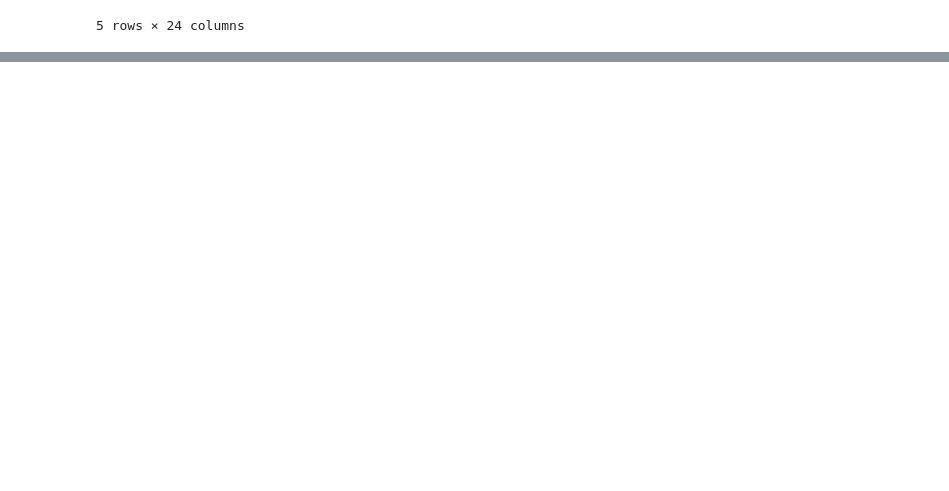
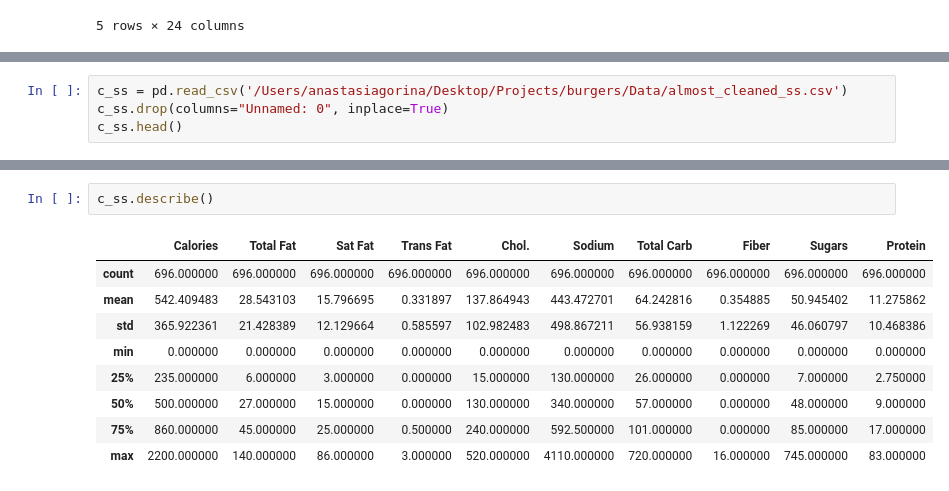
Before and after one commit to agorina91/burgers, a Jupyter notebook: Burger_Statistics.ipynb, the cells around one changed output, grey strips where cells are left out. Drawn from its saved outputs; the diff is of its cells as text; blank space fills up the shorter version.

Commit message:
Cleaned data and initial EDA

```diff
--- a/Burger_Statistics.ipynb
+++ b/Burger_Statistics.ipynb
@@ -137,0 +142,4 @@ mcd.tail()
+# %%
+c_ss = pd.read_csv('/Users/anastasiagorina/Desktop/Projects/burgers/Data/almost_cleaned_ss.csv')
+c_ss.drop(columns="Unnamed: 0", inplace=True)
+c_ss.head()
@@ -137,0 +183,12 @@ mcd.tail()
+# %%
+c_ss.describe()
+# %% [output]
+|  | Calories | Total Fat | Sat Fat | Trans Fat | Chol. | Sodium | Total Carb | Fiber | Sugars | Protein |
+| count | 696.000000 | 696.000000 | 696.000000 | 696.000000 | 696.000000 | 696.000000 | 696.000000 | 696.000000 | 696.000000 | 696.000000 |
+| mean | 542.409483 | 28.543103 | 15.796695 | 0.331897 | 137.864943 | 443.472701 | 64.242816 | 0.354885 | 50.945402 | 11.275862 |
+| std | 365.922361 | 21.428389 | 12.129664 | 0.585597 | 102.982483 | 498.867211 | 56.938159 | 1.122269 | 46.060797 | 10.468386 |
+| min | 0.000000 | 0.000000 | 0.000000 | 0.000000 | 0.000000 | 0.000000 | 0.000000 | 0.000000 | 0.000000 | 0.000000 |
+| 25% | 235.000000 | 6.000000 | 3.000000 | 0.000000 | 15.000000 | 130.000000 | 26.000000 | 0.000000 | 7.000000 | 2.750000 |
+| 50% | 500.000000 | 27.000000 | 15.000000 | 0.000000 | 130.000000 | 340.000000 | 57.000000 | 0.000000 | 48.000000 | 9.000000 |
+| 75% | 860.000000 | 45.000000 | 25.000000 | 0.500000 | 240.000000 | 592.500000 | 101.000000 | 0.000000 | 85.000000 | 17.000000 |
+| max | 2200.000000 | 140.000000 | 86.000000 | 3.000000 | 520.000000 | 4110.000000 | 720.000000 | 16.000000 | 745.000000 | 83.000000 |
```
Also changed, not shown: parts of 15 cells of this notebook, 6 other files.
